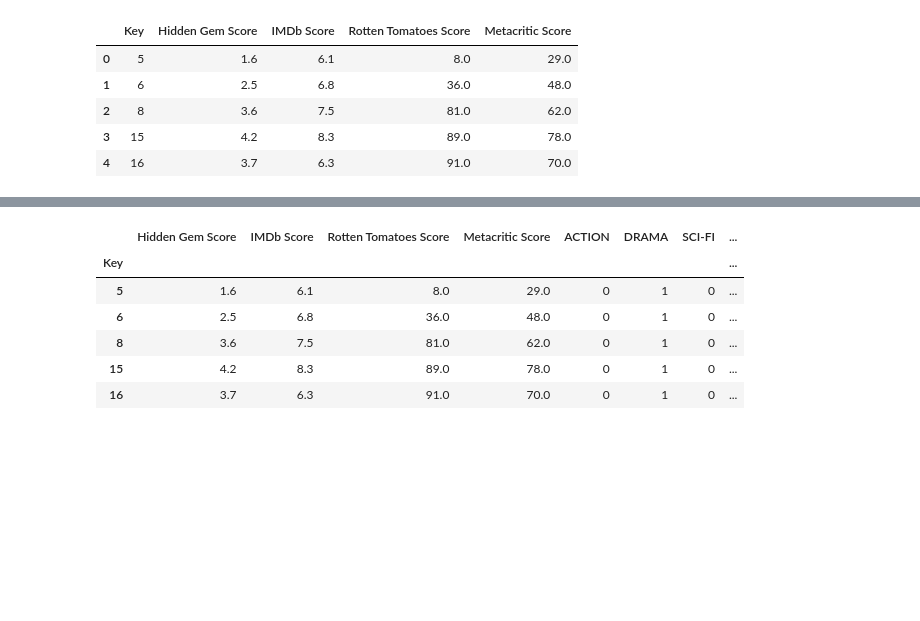
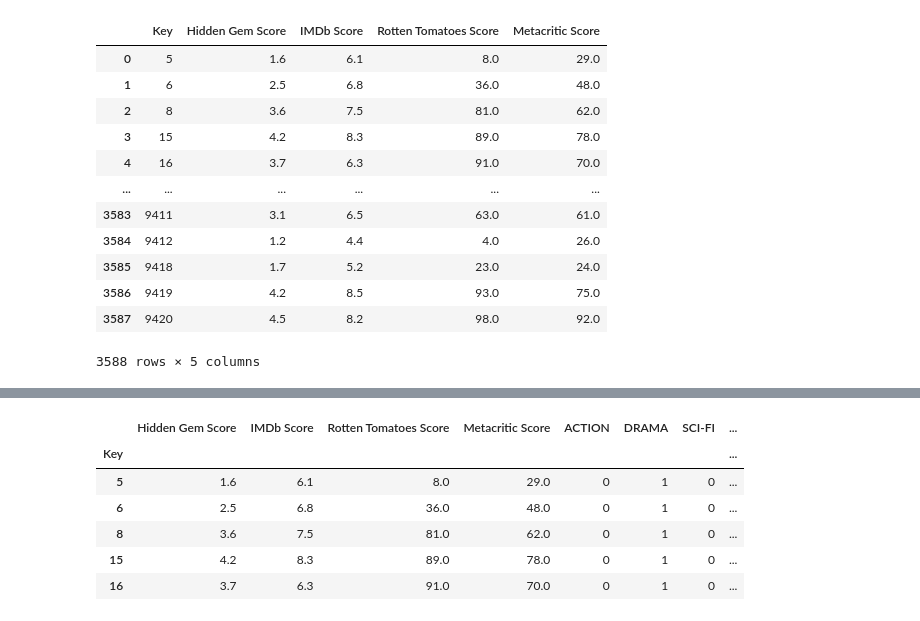
Before and after one commit to Cyber-Wolfe/Netflix_and_Analyze, a Jupyter notebook: Jupyter Notebooks/Machine-Learning/DataFrameMerger.ipynb, the cells around one changed output, grey strips where cells are left out. Saved outputs shown, nothing was run; the diff lists cells and outputs as text; code cells hidden in the pictures; blank space fills up the shorter version.

```diff
--- a/Jupyter Notebooks/Machine-Learning/DataFrameMerger.ipynb
+++ b/Jupyter Notebooks/Machine-Learning/DataFrameMerger.ipynb
@@ -10,12 +10,19 @@ from sklearn.linear_model import LinearRegression
 Score_df = pd.read_csv("../../csv_file/Netflix_data_ML.csv")
 Genre_df = pd.read_csv("../../csv_file/Netflix_Dataset_Genre_Type.csv")
 # %%
-Score_df.head()
+Score_df
 # %% [output]
 |  | Key | Hidden Gem Score | IMDb Score | Rotten Tomatoes Score | Metacritic Score |
 | 0 | 5 | 1.6 | 6.1 | 8.0 | 29.0 |
 | 1 | 6 | 2.5 | 6.8 | 36.0 | 48.0 |
 | 2 | 8 | 3.6 | 7.5 | 81.0 | 62.0 |
 | 3 | 15 | 4.2 | 8.3 | 89.0 | 78.0 |
 | 4 | 16 | 3.7 | 6.3 | 91.0 | 70.0 |
+| ... | ... | ... | ... | ... | ... |
+| 3583 | 9411 | 3.1 | 6.5 | 63.0 | 61.0 |
+| 3584 | 9412 | 1.2 | 4.4 | 4.0 | 26.0 |
+| 3585 | 9418 | 1.7 | 5.2 | 23.0 | 24.0 |
+| 3586 | 9419 | 4.2 | 8.5 | 93.0 | 75.0 |
+| 3587 | 9420 | 4.5 | 8.2 | 98.0 | 92.0 |
+3588 rows × 5 columns
 # %%
```
Also changed, not shown: parts of 1 cell of this notebook, 1 other file.
